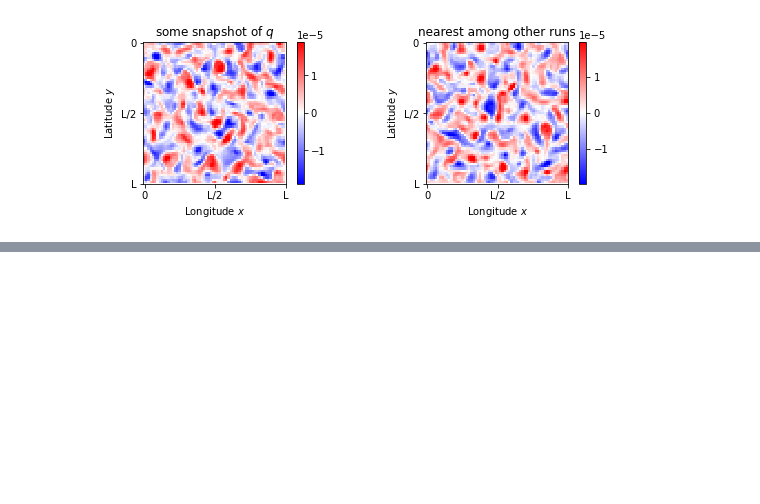
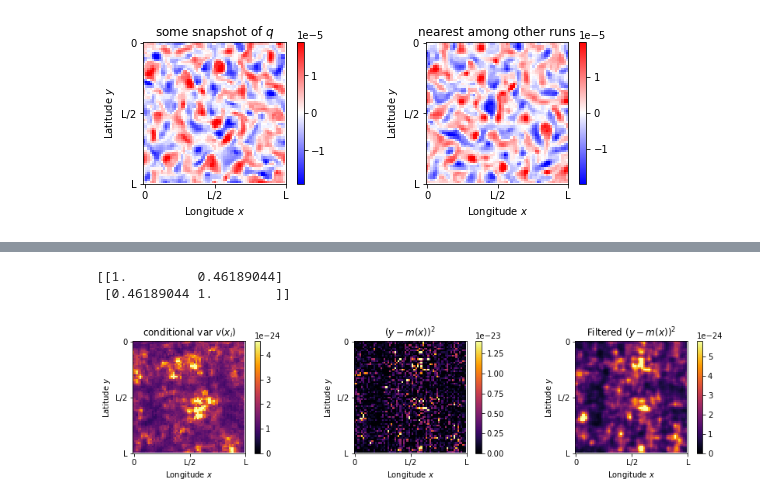
Before and after one commit to Pperezhogin/pyqg_experiments_Ross, a Jupyter notebook: pyqg_subgrid_experiments/test_Ross.ipynb, the cells around one changed output, grey strips where cells are left out. Saved outputs shown, nothing was run; the diff lists cells and outputs as text; code cells hidden in the pictures; blank space fills up the shorter version.

```diff
--- a/pyqg_subgrid_experiments/test_Ross.ipynb
+++ b/pyqg_subgrid_experiments/test_Ross.ipynb
@@ -270,0 +299,21 @@ array(0.00061795)
+# %%
+import numpy as np
+import gcm_filters
+run = 0
+time = -1
+tt = test_result.isel(run=run,time=time,lev=0)
+t  = test.isel(run=run,time=time,lev=0)
+real_filt = gcm_filters.Filter(filter_scale=4, dx_min=1)
+with pse.figure_grid(1,3) as g:
+    var = tt.q_forcing_advection_var_predictions
+    g.next(); pse.imshow(var, title='conditional var $v(x_i)$')
+    residual = tt.q_forcing_advection - tt.q_forcing_advection_predictions
+    res2 = np.square(residual)
+    g.next(); pse.imshow(res2, title='$(y-m(x))^2$')
+    var2 = real_filt.apply(res2, dims=['y','x'])
+    g.next(); pse.imshow(var2, title='Filtered $(y-m(x))^2$')
+    print(np.corrcoef(var.data.ravel(),var2.data.ravel()))
+# %% [output]
+[[1.         0.46189044]
+ [0.46189044 1.        ]]
+[figure, added]
```
Also changed, not shown: parts of 19 cells of this notebook, 2 other files.
